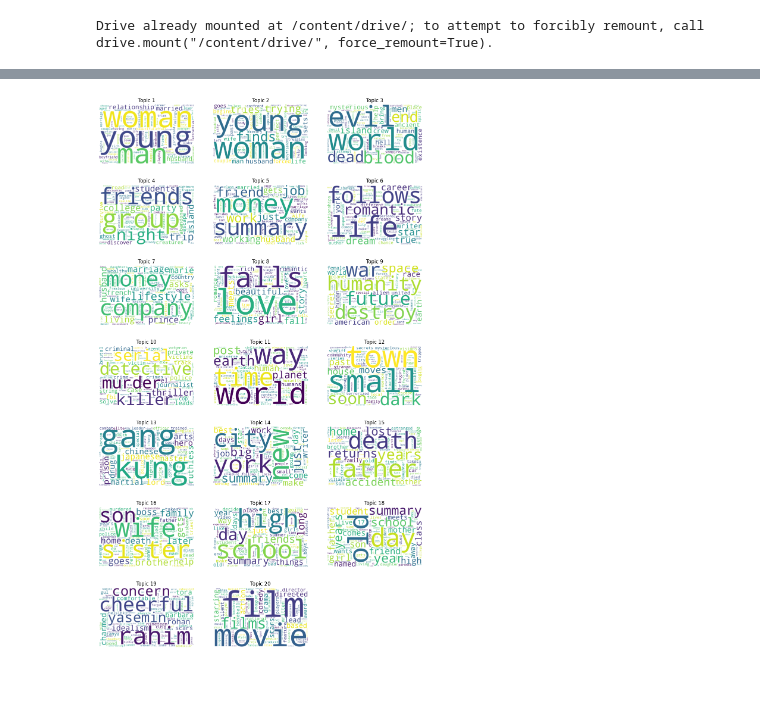
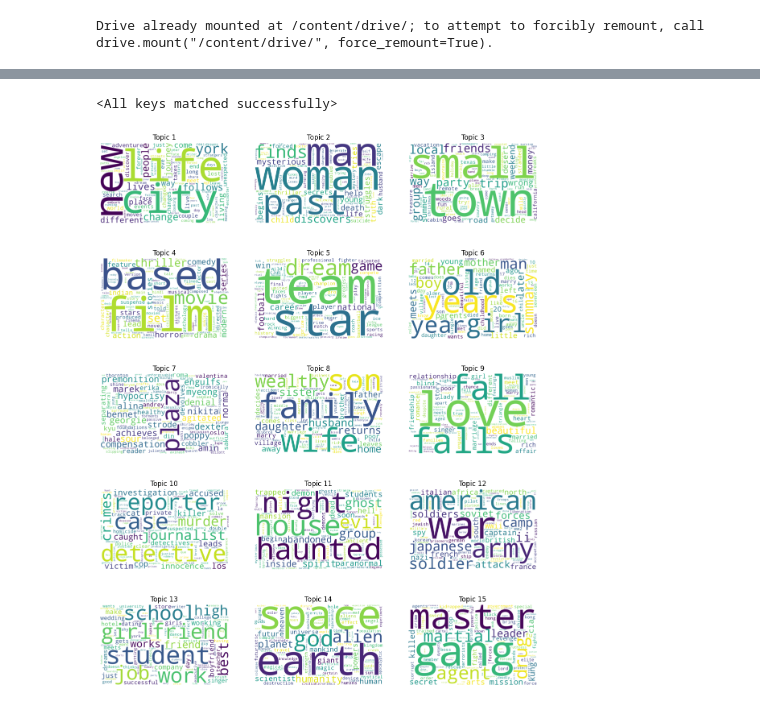
Before and after one commit to JensPars/MBML, a Jupyter notebook: Final_Notebook.ipynb, the cells around one changed output, grey strips where cells are left out. Cells and saved outputs as stored; diff of their text form; code cells hidden in the pictures.

Commit message:
Added heatmap and changed how model is saved and loaded

```diff
--- a/Final_Notebook.ipynb
+++ b/Final_Notebook.ipynb
@@ -161,6 +170,6 @@ df.head()
 # %%
 # Create the index
-vectorizer = CountVectorizer(max_df=0.9, min_df=2, max_features= 10000, stop_words='english')
+vectorizer = CountVectorizer(max_df=0.8, min_df=2, max_features= 15000, stop_words='english')
 docs = torch.from_numpy(vectorizer.fit_transform(df['description']).toarray())
 
 # Create the vocabulary
@@ -187,6 +196,6 @@ Index(['Action', 'Adventure', 'Fantasy', 'Horror', 'Romance', 'Sci-Fi',
       dtype='object')
 # %%
-train_docs, test_docs, train_genre, test_genre, train_index, test_index = train_test_split(docs, genre_values, df.index, test_size=0.2, random_state=42)
+train_docs, test_docs, train_genre, test_genre, train_index, test_index = train_test_split(docs, genre_values, df.index, test_size=0.2, random_state=42, shuffle=True)
 # convert to float32
 train_docs = train_docs.to(torch.float32).to(device)
 test_docs = test_docs.to(torch.float32).to(device)
@@ -336,11 +344,11 @@ class ProdLDA(nn.Module):
 seed = 0
 torch.manual_seed(seed)
 pyro.set_rng_seed(seed)
-num_topics = 20
+num_topics = 15
 docs = docs.float().to(device)
 batch_size = 128
 learning_rate = 1e-3
-num_epochs = 10
+num_epochs = 20
 # %%
 # clear parameters
 pyro.clear_param_store()
@@ -412,29 +422,39 @@ pyro.get_param_store().save("model_params_topic_20_epoch_10.pyro")
 # %%
-#import pyro
-#pyro.get_param_store()._parameters = torch.load(
-#     "model_params_topic_20_epoch_20.pyro", map_location='cpu', weights_only=False
-#)
+"""
+state_dict = torch.load("model_params_topic_15_epoch_20.pt", weights_only=True)
+pyro.clear_param_store()
+prodLDA = ProdLDA(
+    vocab_size=docs.shape[1],
+    num_topics=num_topics,
+    hidden=100,
+    dropout=0.2,
+    num_genres=genre_onehot.shape[1],  # Number of genre classes
+    hidden_dim_genre=100
+)
+"""
+# %% [output]
+<All keys matched successfully>
 # %%
 def plot_word_cloud(b, ax, v, n):
     sorted_, indices = torch.sort(b, descending=True)
     df = pd.DataFrame(indices[:100].numpy(), columns=['index'])
     words = pd.merge(df, vocab[['index', 'word']],
                      how='left', on='index')['word'].values.tolist()
     sizes = (sorted_[:100] * 1000).int().numpy().tolist()
     freqs = {words[i]: sizes[i] for i in range(len(words))}
     wc = WordCloud(background_color="white", width=800, height=500)
     wc = wc.generate_from_frequencies(freqs)
     ax.set_title('Topic %d' % (n + 1))
     ax.imshow(wc, interpolation='bilinear')
     ax.axis("off")
 
 beta = prodLDA.beta()
-fig, axs = plt.subplots(7, 3, figsize=(14, 24))
+fig, axs = plt.subplots(5, 3, figsize=(14, 18))
 for n in range(beta.shape[0]):
     i, j = divmod(n, 3)
     plot_word_cloud(beta[n], axs[i, j], vocab, n)
 axs[-1, -1].axis('off');
 
 plt.show()
 # %% [output]
-[figure, old version]
+[figure, new version]
```
Also changed, not shown: parts of 15 cells of this notebook, 3 other files.
